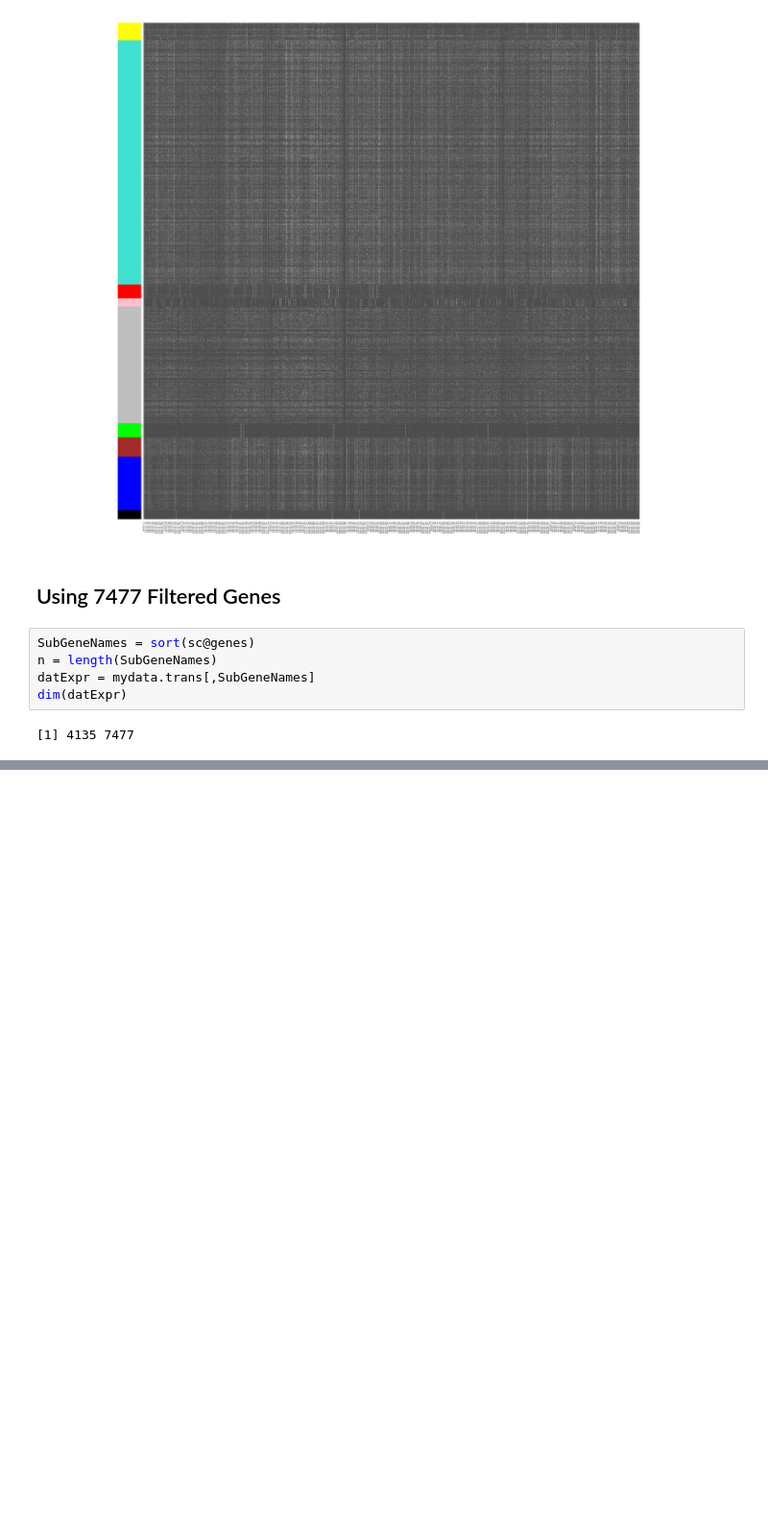
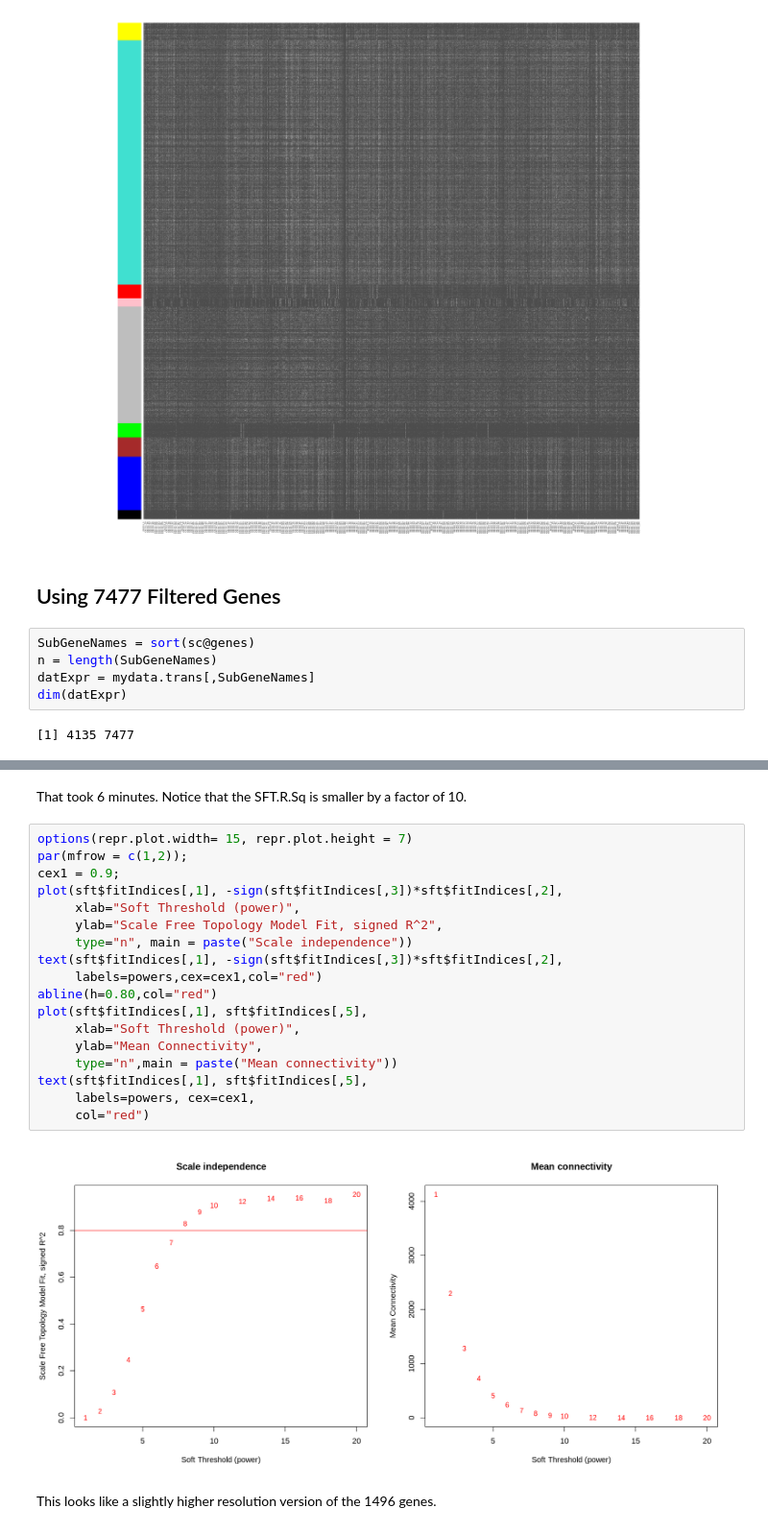
Before and after one commit to mtekman/scRNA_2020_salas, a Jupyter notebook: 4_wgcna.ipynb, the cells around one changed output, grey strips where cells are left out. Shown at 96% size. Cells and saved outputs as stored; diff of their text form; blank space fills up the shorter version.

Commit message:
added 7477 genes

```diff
--- a/4_wgcna.ipynb
+++ b/4_wgcna.ipynb
@@ -284,0 +302,24 @@ sft = pickSoftThreshold(datExpr,
+# %% [markdown]
+That took 6 minutes. Notice that the SFT.R.Sq is smaller by a factor of 10.
+# %%
+options(repr.plot.width= 15, repr.plot.height = 7)
+par(mfrow = c(1,2));
+cex1 = 0.9;
+plot(sft$fitIndices[,1], -sign(sft$fitIndices[,3])*sft$fitIndices[,2],
+     xlab="Soft Threshold (power)",
+     ylab="Scale Free Topology Model Fit, signed R^2",
+     type="n", main = paste("Scale independence"))
+text(sft$fitIndices[,1], -sign(sft$fitIndices[,3])*sft$fitIndices[,2],
+     labels=powers,cex=cex1,col="red")
+abline(h=0.80,col="red")
+plot(sft$fitIndices[,1], sft$fitIndices[,5],
+     xlab="Soft Threshold (power)",
+     ylab="Mean Connectivity",
+     type="n",main = paste("Mean connectivity"))
+text(sft$fitIndices[,1], sft$fitIndices[,5],
+     labels=powers, cex=cex1,
+     col="red")
+# %% [output]
+[figure, added]
+# %% [markdown]
+This looks like a slightly higher resolution version of the 1496 genes.
```
Also changed, not shown: parts of 14 cells of this notebook, 7 other files.
